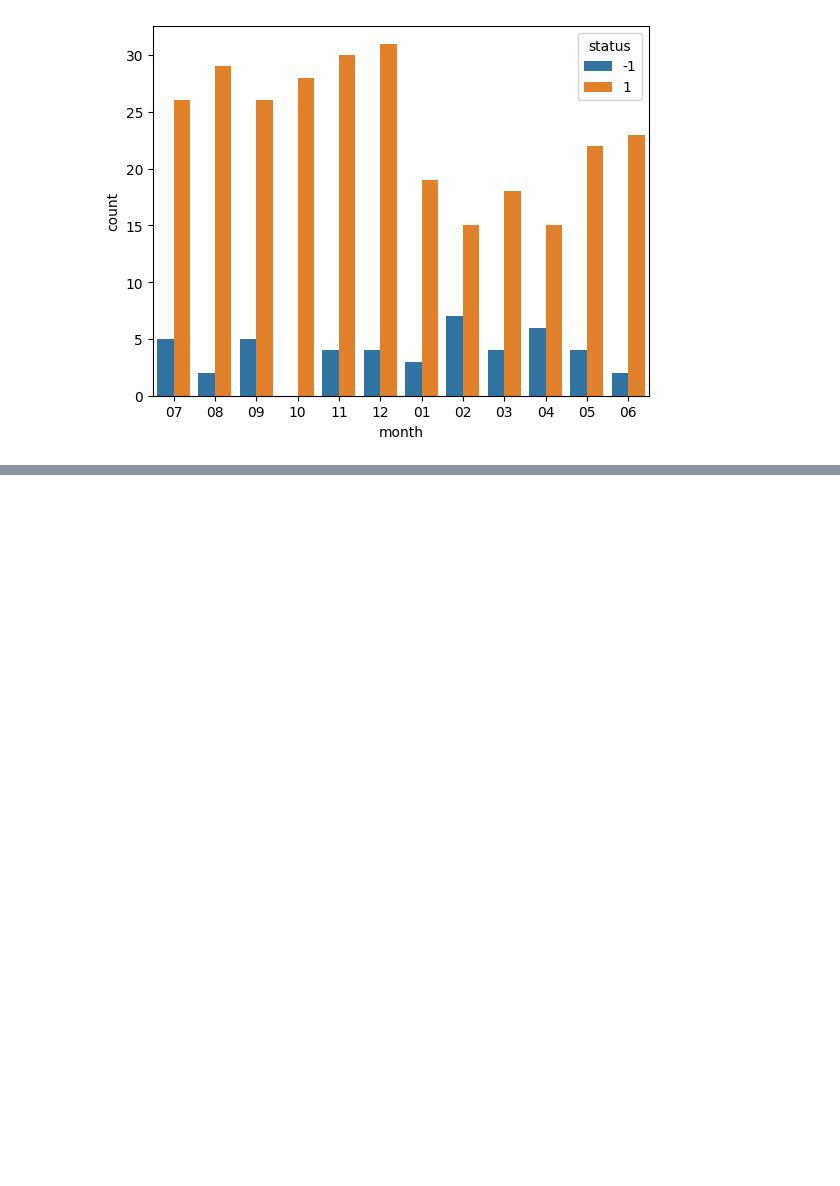
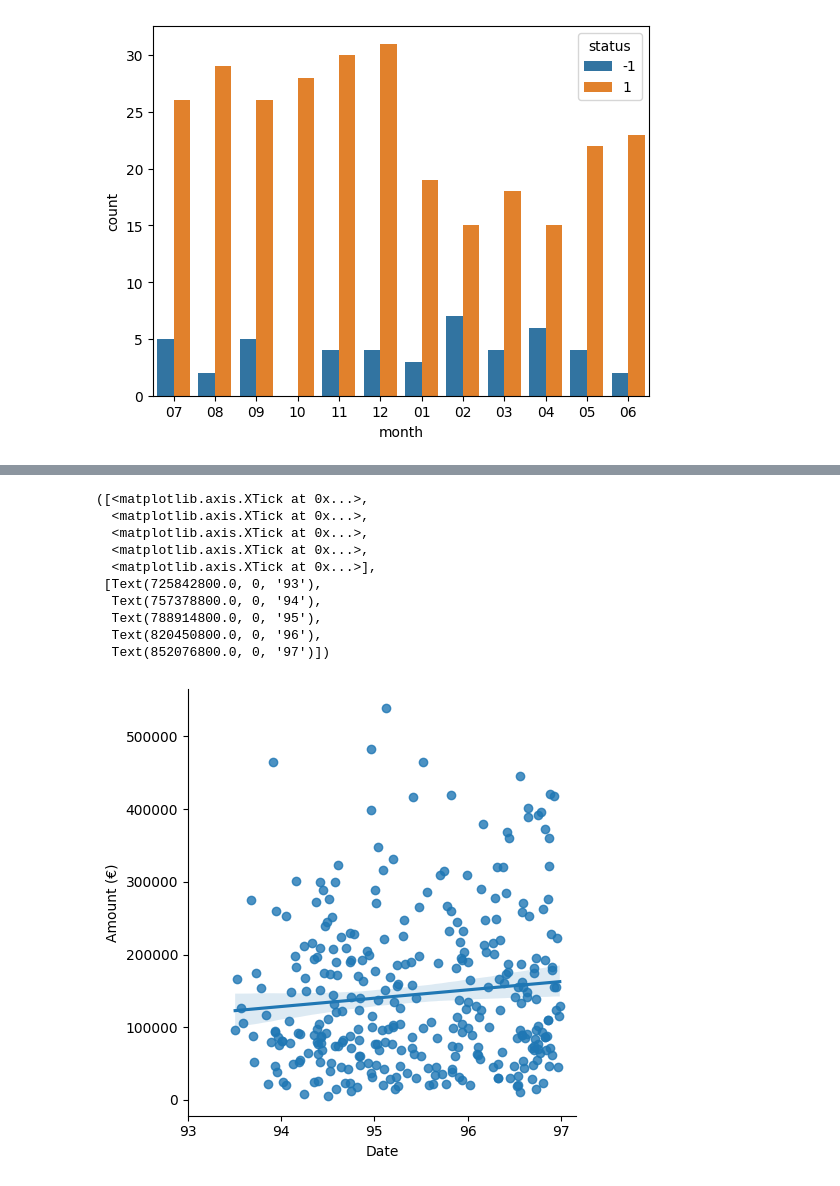
Before and after one commit to adr1an0s0ar3s/feup-ac-22-23, a Jupyter notebook: notebooks/loan.ipynb, the cells around one changed output, grey strips where cells are left out. Saved outputs shown, nothing was run; the diff lists cells and outputs as text; code cells hidden in the pictures; blank space fills up the shorter version.

```diff
--- a/notebooks/loan.ipynb
+++ b/notebooks/loan.ipynb
@@ -111,0 +124,10 @@ sns.histplot(df, x='amount', hue='status')
+# %%
+import datetime
+def date_to_timestamp(date):
+    Y = int("19" + date[:2])
+    M = int(date[2:4])
+    D = int(date[4:])
+    return datetime.datetime(Y,M,D, 0, 0).timestamp()
+
+df['timestamp'] = df['date'].apply(date_to_timestamp)
+df.head()
@@ -111,0 +141,19 @@ sns.histplot(df, x='amount', hue='status')
+# %%
+sns.lmplot(data=df, x='timestamp', y='amount')
+plt.ylabel('Amount (€)')
+plt.xlabel('Date')
+
+years = [datetime.datetime(1993+i, 1, 1, 0, 0).timestamp() for i in range(0,5)]
+plt.xticks(ticks=years,labels=[93, 94, 95, 96, 97])
+# %% [output]
+([<matplotlib.axis.XTick at 0x...>,
+  <matplotlib.axis.XTick at 0x...>,
+  <matplotlib.axis.XTick at 0x...>,
+  <matplotlib.axis.XTick at 0x...>,
+  <matplotlib.axis.XTick at 0x...>],
+ [Text(725842800.0, 0, '93'),
+  Text(757378800.0, 0, '94'),
+  Text(788914800.0, 0, '95'),
+  Text(820450800.0, 0, '96'),
+  Text(852076800.0, 0, '97')])
+[figure, added]
```
Also changed, not shown: parts of 11 cells of this notebook.
